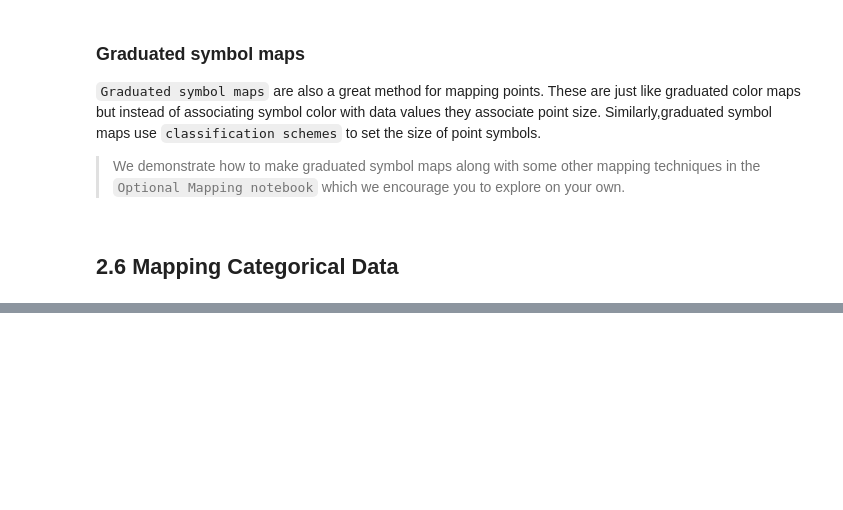
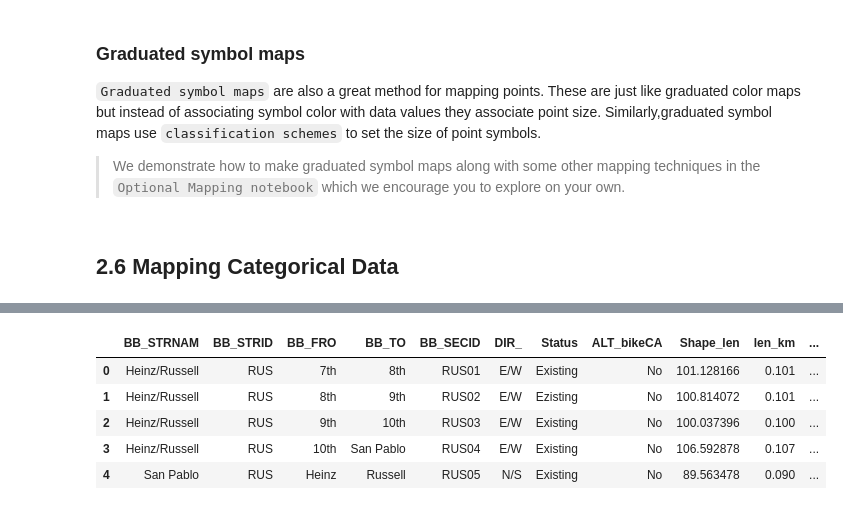
Before and after one commit to dlab-berkeley/Python-Geospatial-Fundamentals-Legacy, a Jupyter notebook: new_sequence/05_Data_Mapping.ipynb, the cells around one changed output, grey strips where cells are left out. Cells and saved outputs as stored; diff of their text form; code cells hidden in the pictures; blank space fills up the shorter version.

```diff
--- a/new_sequence/05_Data_Mapping.ipynb
+++ b/new_sequence/05_Data_Mapping.ipynb
@@ -382,0 +447,10 @@ schools_gdf.plot(column='Org',  categorical=True, legend=True)
+# %%
+bike_blvds = gpd.read_file('notebook_data/transportation/BerkeleyBikeBlvds.geojson')
+bike_blvds.head()
+# %% [output]
+|  | BB_STRNAM | BB_STRID | BB_FRO | BB_TO | BB_SECID | DIR_ | Status | ALT_bikeCA | Shape_len | len_km | ... |
+| 0 | Heinz/Russell | RUS | 7th | 8th | RUS01 | E/W | Existing | No | 101.128166 | 0.101 | ... |
+| 1 | Heinz/Russell | RUS | 8th | 9th | RUS02 | E/W | Ezisting | No | 100.814072 | 0.101 | ... |
+| 2 | Heinz/Russell | RUS | 9th | 10th | RUS03 | E/W | Existing | No | 100.037396 | 0.100 | ... |
+| 3 | Heinz/Russell | RUS | 10th | San Pablo | RUS04 | E/W | Existing | No | 106.592878 | 0.107 | ... |
+| 4 | San Pablo | RUS | Heinz | Russell | RUS05 | N/S | Existing | No | 89.563478 | 0.090 | ... |
```
Also changed, not shown: parts of 53 cells of this notebook, 1 other file.
